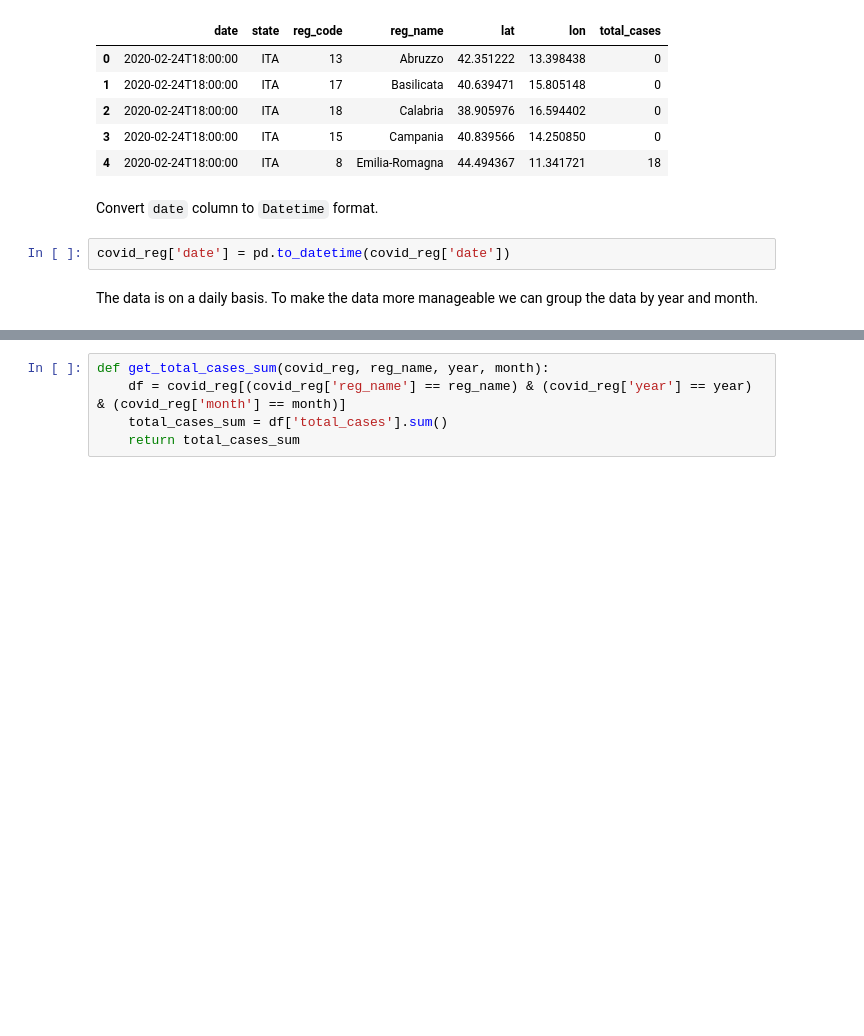
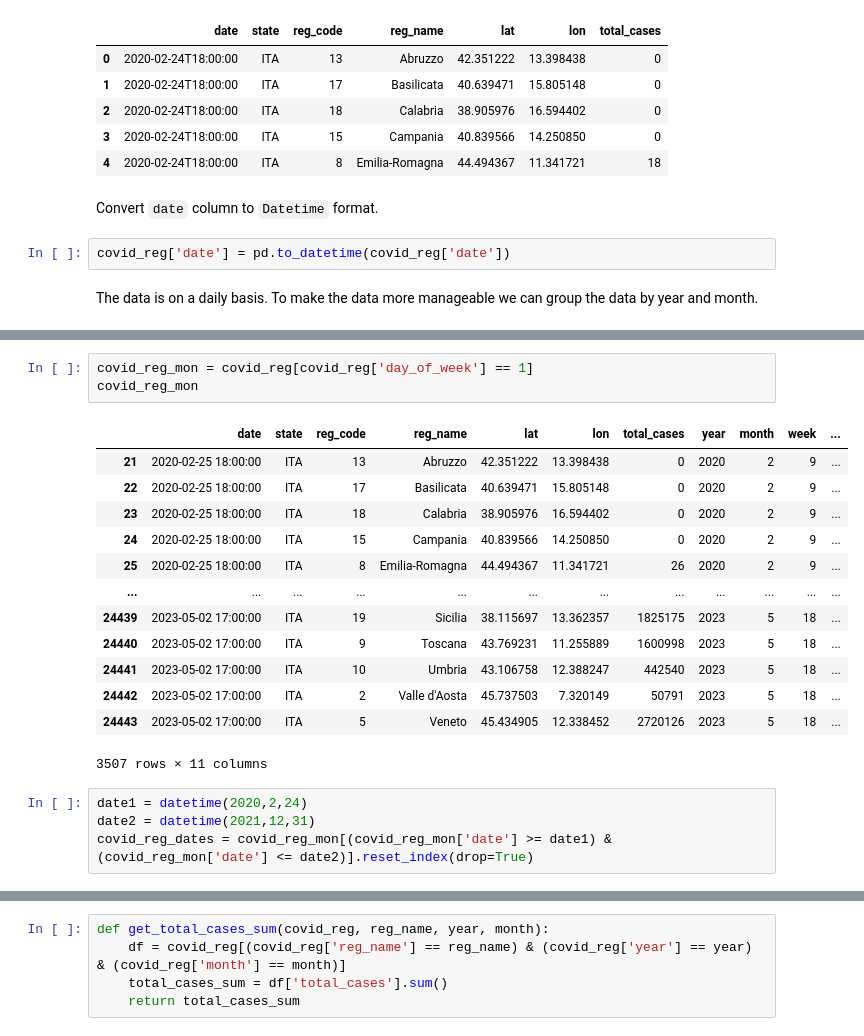
Before and after one commit to OmdenaAI/milan-italy-impact-covid-crimes, a Jupyter notebook: src/tasks/task-2-data-cleaning/files.ipynb, the cells around one changed output, grey strips where cells are left out. Saved outputs shown, nothing was run; the diff lists cells and outputs as text; blank space fills up the shorter version.

```diff
--- a/src/tasks/task-2-data-cleaning/files.ipynb
+++ b/src/tasks/task-2-data-cleaning/files.ipynb
@@ -371,0 +450,21 @@ covid_reg[(covid_reg['reg_name'] == 'Veneto') & (covid_reg['year'] == 2020) & (c
+# %%
+covid_reg_mon = covid_reg[covid_reg['day_of_week'] == 1]
+covid_reg_mon
+# %% [output]
+|  | date | state | reg_code | reg_name | lat | lon | total_cases | year | month | week | ... |
+| 21 | 2020-02-25 18:00:00 | ITA | 13 | Abruzzo | 42.351222 | 13.398438 | 0 | 2020 | 2 | 9 | ... |
+| 22 | 2020-02-25 18:00:00 | ITA | 17 | Basilicata | 40.639471 | 15.805148 | 0 | 2020 | 2 | 9 | ... |
+| 23 | 2020-02-25 18:00:00 | ITA | 18 | Calabria | 38.905976 | 16.594402 | 0 | 2020 | 2 | 9 | ... |
+| 24 | 2020-02-25 18:00:00 | ITA | 15 | Campania | 40.839566 | 14.250850 | 0 | 2020 | 2 | 9 | ... |
+| 25 | 2020-02-25 18:00:00 | ITA | 8 | Emilia-Romagna | 44.494367 | 11.341721 | 26 | 2020 | 2 | 9 | ... |
+| ... | ... | ... | ... | ... | ... | ... | ... | ... | ... | ... | ... |
+| 24439 | 2023-05-02 17:00:00 | ITA | 19 | Sicilia | 38.115697 | 13.362357 | 1825175 | 2023 | 5 | 18 | ... |
+| 24440 | 2023-05-02 17:00:00 | ITA | 9 | Toscana | 43.769231 | 11.255889 | 1600998 | 2023 | 5 | 18 | ... |
+| 24441 | 2023-05-02 17:00:00 | ITA | 10 | Umbria | 43.106758 | 12.388247 | 442540 | 2023 | 5 | 18 | ... |
+| 24442 | 2023-05-02 17:00:00 | ITA | 2 | Valle d'Aosta | 45.737503 | 7.320149 | 50791 | 2023 | 5 | 18 | ... |
+| 24443 | 2023-05-02 17:00:00 | ITA | 5 | Veneto | 45.434905 | 12.338452 | 2720126 | 2023 | 5 | 18 | ... |
+3507 rows × 11 columns
+# %%
+date1 = datetime(2020,2,24)
+date2 = datetime(2021,12,31)
+covid_reg_dates = covid_reg_mon[(covid_reg_mon['date'] >= date1) & (covid_reg_mon['date'] <= date2)].reset_index(drop=True)
```
Also changed, not shown: parts of 79 cells of this notebook, 4 other files.
